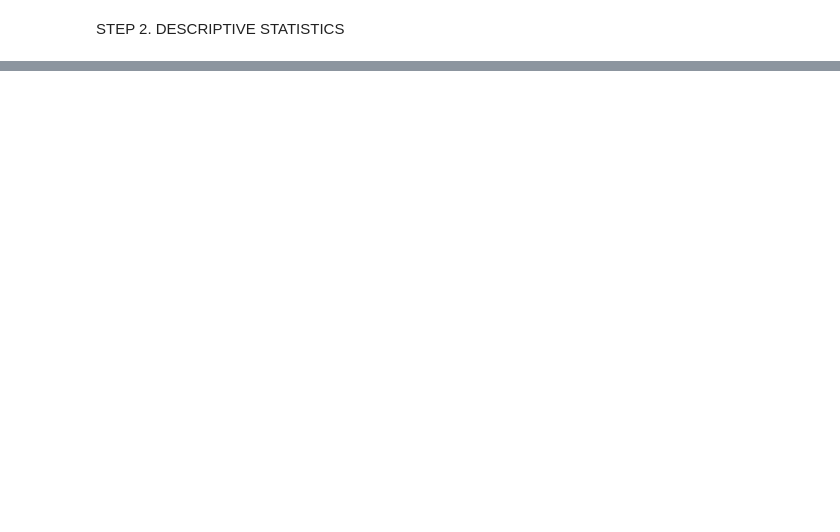
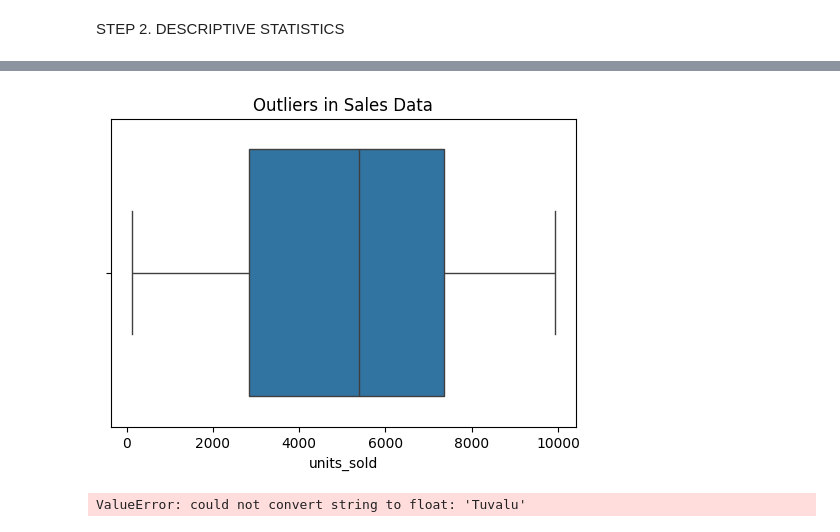
Before and after one commit to PLACHI02/Data-Analytics-Projects, a Jupyter notebook: AMAZON_SALES_DATA.ipynb, the cells around one changed output, grey strips where cells are left out. Saved outputs shown, nothing was run; the diff lists cells and outputs as text; code cells hidden in the pictures; blank space fills up the shorter version.

```diff
--- a/AMAZON_SALES_DATA.ipynb
+++ b/AMAZON_SALES_DATA.ipynb
@@ -198,0 +247,20 @@ NameError: name 'df' is not defined
+# %%
+#4. Finding Outliers in Sales Data
+plt.figure(figsize=(6,4))
+sns.boxplot(x=df['units_sold'])
+plt.title("Outliers in Sales Data")
+plt.show()
+# %% [output]
+[figure, added]
+# %%
+#5. Correlation Analysis
+# Compute correlation matrix
+correlation_matrix = df.corr()
+
+# Plot heatmap
+plt.figure(figsize=(8,6))
+sns.heatmap(correlation_matrix, annot=True, cmap='coolwarm', linewidths=0.5)
+plt.title("Correlation Matrix")
+plt.show()
+# %% [output]
+ValueError: could not convert string to float: 'Tuvalu'
```
Also changed, not shown: parts of 5 cells of this notebook.
